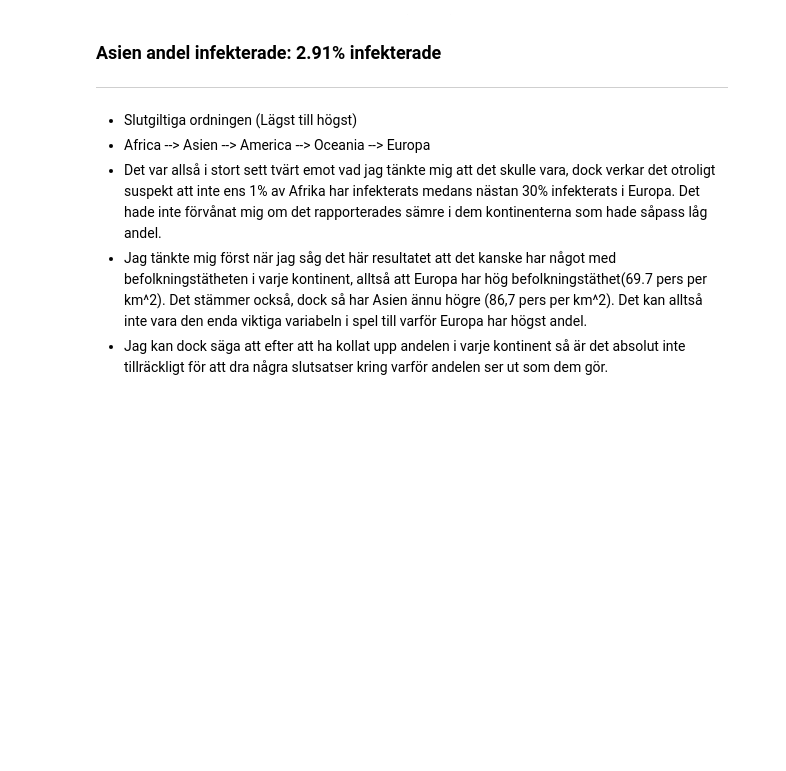
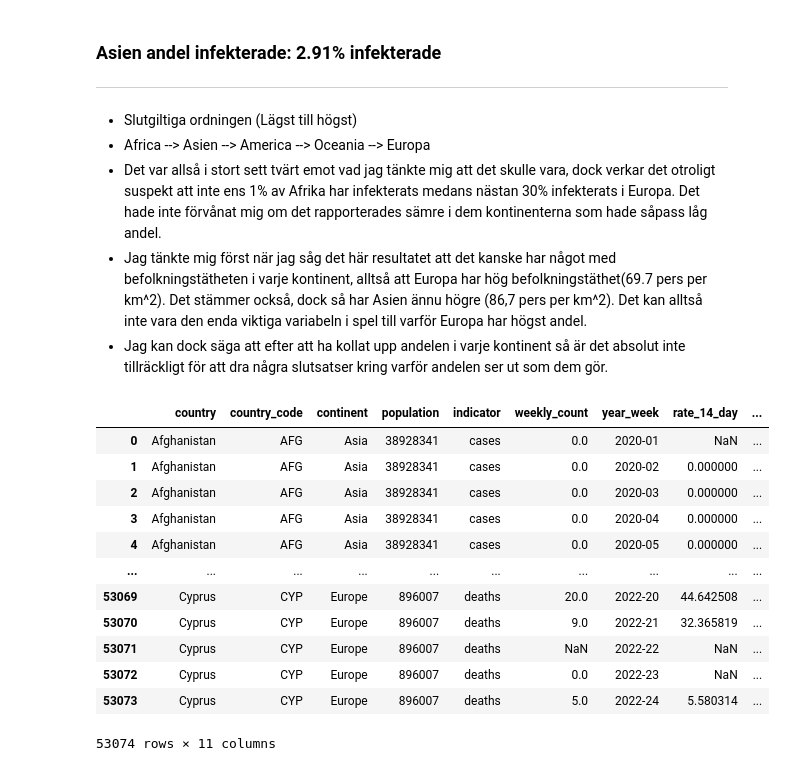
Before and after one commit to Danneftw1/Databehandling-Daniel-Nilsson, a Jupyter notebook: Labb_1/Labb.ipynb, the cells around one changed output. Cells and saved outputs as stored; diff of their text form; code cells hidden in the pictures; blank space fills up the shorter version.

```diff
--- a/Labb_1/Labb.ipynb
+++ b/Labb_1/Labb.ipynb
@@ -494,3 +505,19 @@ Name: cumulative_count, dtype: float64
 - Det var allså i stort sett tvärt emot vad jag tänkte mig att det skulle vara, dock verkar det otroligt suspekt att inte ens 1% av Afrika har infekterats medans nästan 30% infekterats i Europa. Det hade inte förvånat mig om det rapporterades sämre i dem kontinenterna som hade såpass låg andel.
 - Jag tänkte mig först när jag såg det här resultatet att det kanske har något med befolkningstätheten i varje kontinent, alltså att Europa har hög befolkningstäthet(69.7 pers per km^2). Det stämmer också, dock så har Asien ännu högre (86,7 pers per km^2). Det kan alltså inte vara den enda viktiga variabeln i spel till varför Europa har högst andel.
 - Jag kan dock säga att efter att ha kollat upp andelen i varje kontinent så är det absolut inte tillräckligt för att dra några slutsatser kring varför andelen ser ut som dem gör.
+# %%
+worldcoviddata
+# %% [output]
+|  | country | country_code | continent | population | indicator | weekly_count | year_week | rate_14_day | ... |
+| 0 | Afghanistan | AFG | Asia | 38928341 | cases | 0.0 | 2020-01 | NaN | ... |
+| 1 | Afghanistan | AFG | Asia | 38928341 | cases | 0.0 | 2020-02 | 0.000000 | ... |
+| 2 | Afghanistan | AFG | Asia | 38928341 | cases | 0.0 | 2020-03 | 0.000000 | ... |
+| 3 | Afghanistan | AFG | Asia | 38928341 | cases | 0.0 | 2020-04 | 0.000000 | ... |
+| 4 | Afghanistan | AFG | Asia | 38928341 | cases | 0.0 | 2020-05 | 0.000000 | ... |
+| ... | ... | ... | ... | ... | ... | ... | ... | ... | ... |
+| 53069 | Cyprus | CYP | Europe | 896007 | deaths | 20.0 | 2022-20 | 44.642508 | ... |
+| 53070 | Cyprus | CYP | Europe | 896007 | deaths | 9.0 | 2022-21 | 32.365819 | ... |
+| 53071 | Cyprus | CYP | Europe | 896007 | deaths | NaN | 2022-22 | NaN | ... |
+| 53072 | Cyprus | CYP | Europe | 896007 | deaths | 0.0 | 2022-23 | NaN | ... |
+| 53073 | Cyprus | CYP | Europe | 896007 | deaths | 5.0 | 2022-24 | 5.580314 | ... |
+53074 rows × 11 columns
```
Also changed, not shown: parts of 2 cells of this notebook, 2 other files.
